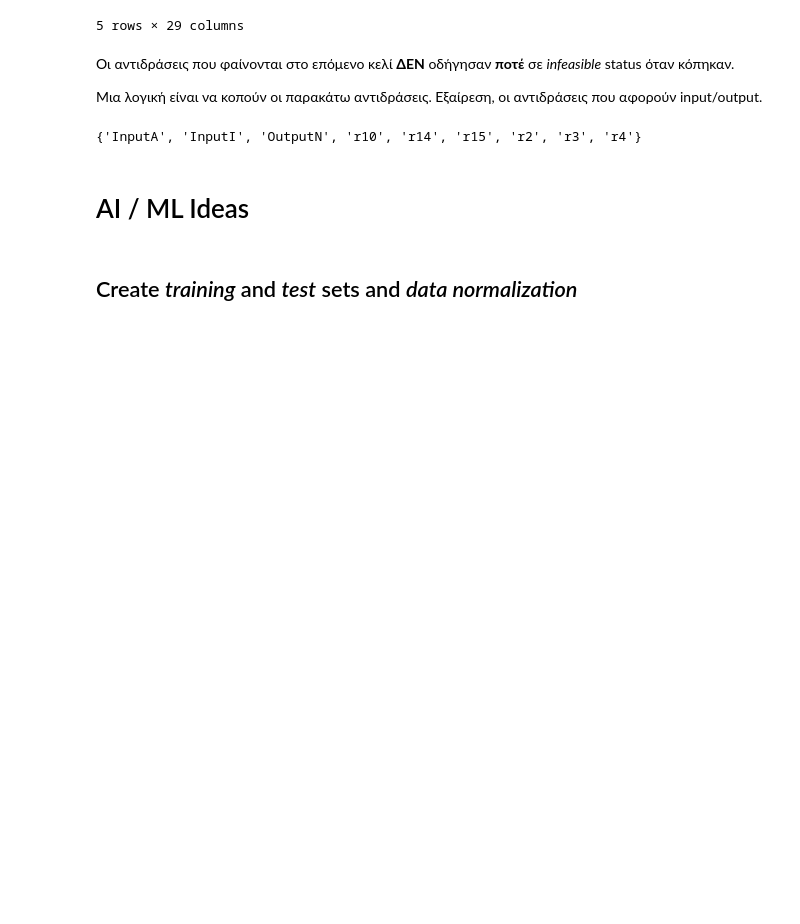
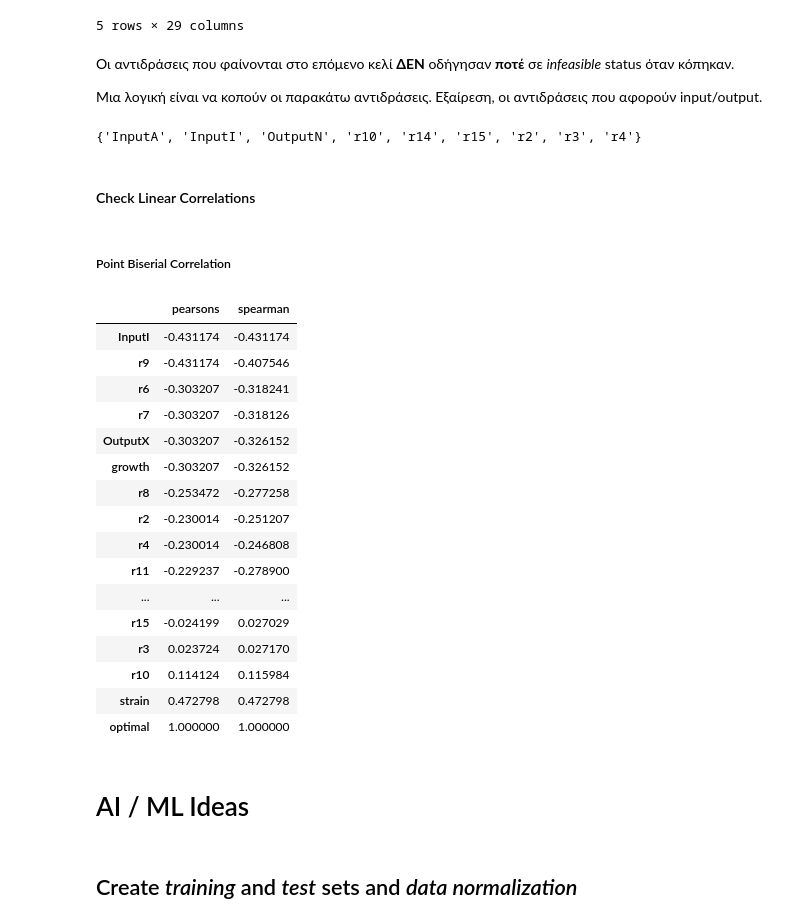
Before and after one commit to costasmexis/phd, a Jupyter notebook: gem_reduction/study_dataset.ipynb, the cells around one changed output. Cells and saved outputs as stored; diff of their text form; code cells hidden in the pictures; blank space fills up the shorter version.

```diff
--- a/gem_reduction/study_dataset.ipynb
+++ b/gem_reduction/study_dataset.ipynb
@@ -126,6 +133,34 @@ df_inf.head()
 set(df_inf[df_inf['no_deletions']==1]['id'].unique()) ^ set(gem_rxn)
 # %% [output]
 {'InputA', 'InputI', 'OutputN', 'r10', 'r14', 'r15', 'r2', 'r3', 'r4'}
+# %% [markdown]
+#### Check Linear Correlations
+# %% [markdown]
+##### Point Biserial Correlation
+# %%
+pearsons = df.corr()['optimal'].sort_values(ascending=False)
+spearman = df.corr(method='spearman')['optimal'].sort_values(ascending=False)
+
+corr_matrix = pd.DataFrame({'pearsons':pearsons, 'spearman':spearman})
+corr_matrix.sort_values(by='pearsons')
+# %% [output]
+|  | pearsons | spearman |
+| InputI | -0.431174 | -0.431174 |
+| r9 | -0.431174 | -0.407546 |
+| r6 | -0.303207 | -0.318241 |
+| r7 | -0.303207 | -0.318126 |
+| OutputX | -0.303207 | -0.326152 |
+| growth | -0.303207 | -0.326152 |
+| r8 | -0.253472 | -0.277258 |
+| r2 | -0.230014 | -0.251207 |
+| r4 | -0.230014 | -0.246808 |
+| r11 | -0.229237 | -0.278900 |
+| ... | ... | ... |
+| r15 | -0.024199 | 0.027029 |
+| r3 | 0.023724 | 0.027170 |
+| r10 | 0.114124 | 0.115984 |
+| strain | 0.472798 | 0.472798 |
+| optimal | 1.000000 | 1.000000 |
 # %% [markdown]
 # AI / ML Ideas
 # %% [markdown]
```
Also changed, not shown: parts of 29 cells of this notebook, 1 other file.
